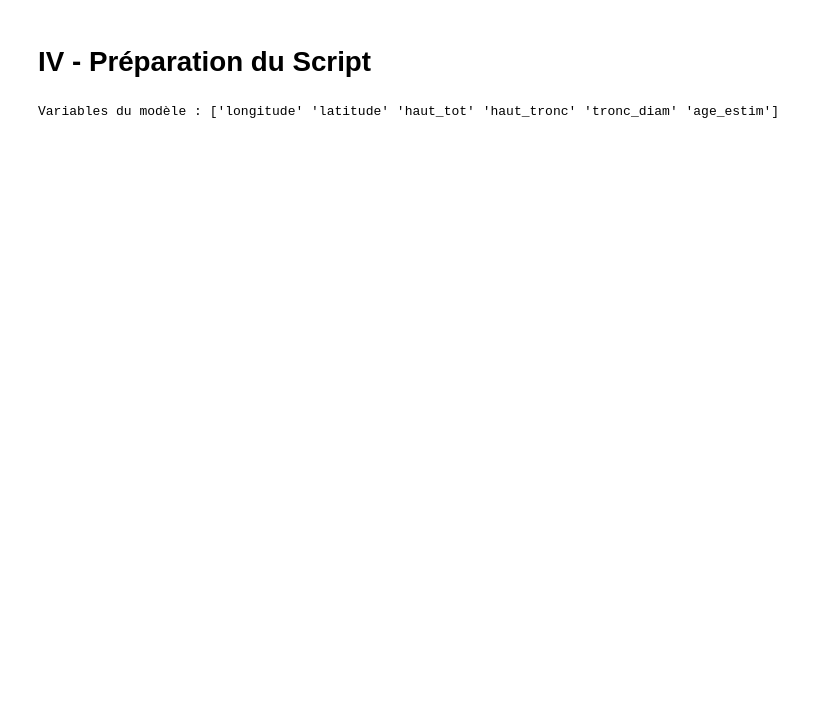
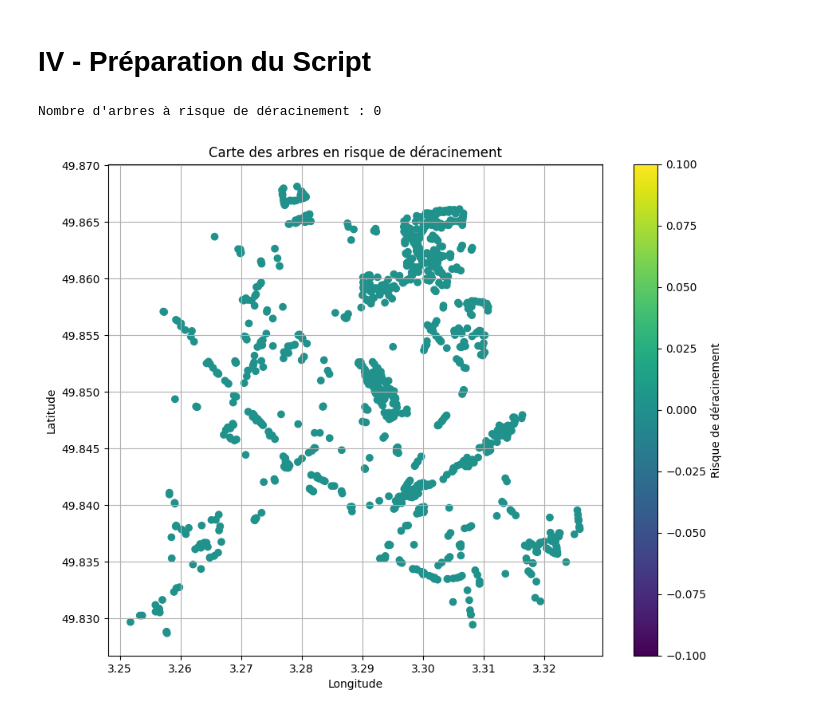
Before and after one commit to joelmw24/ProjetIA, a Jupyter notebook: besoin3.ipynb, the cells around one changed output. Drawn from its saved outputs; the diff is of its cells as text; code cells hidden in the pictures; blank space fills up the shorter version.

```diff
--- a/besoin3.ipynb
+++ b/besoin3.ipynb
@@ -405,33 +338,32 @@ Enregistrement du modèle Stochastic Gradient Descent
 # %% [markdown]
 ## Gradient Boosting Machines
 # %%
-#Gradient Boosting Machines
-
+# Gradient Boosting Machines
 param_grid_gbc = {
     'n_estimators': [50, 100, 200],
     'learning_rate': [0.1, 0.001],
-    'min_samples_split': [2, 3, 1],
+    'min_samples_split': [2, 3, 5],
     'min_samples_leaf': [1, 2]
+}
 
-}
-grid_search_gbc = GridSearchCV(GradientBoostingClassifier(), param_grid_gbc, cv=3, scoring='accuracy', verbose=2)
+grid_search_gbc = GridSearchCV(GradientBoostingClassifier(random_state=42), param_grid_gbc, cv=3, scoring='accuracy', verbose=2)
+grid_search_gbc.fit(x_train_scaled, y_train)  # entraînement
 
-grid_search_gbc.fit(x_train, y_train) #entrainement
 print("Meilleurs paramètres trouvés :")
 print(grid_search_gbc.best_params_)
-
 print("Meilleur score de validation croisée :")
 print(grid_search_gbc.best_score_)
 
 best_model_gbc = grid_search_gbc.best_estimator_
-y_pred_gbc = best_model_gbc.predict(x_test)
+y_pred_gbc = best_model_gbc.predict(x_test_scaled)
+
 print("Rapport de classification sur l'ensemble de test :")
 print(classification_report(y_test, y_pred_gbc))
 
 # Enregistrement du meilleur modèle
 with open('best_gbm_model.pkl', 'wb') as file:
     pickle.dump(best_model_gbc, file)
-    print("Enregistrement du modèle Gradient Boosting Machines ")
+print("Enregistrement du modèle")
 # %% [output]
 Fitting 3 folds for each of 36 candidates, totalling 108 fits
 [CV] END learning_rate=0.1, min_samples_leaf=1, min_samples_split=2, n_estimators=50; total time=   0.2s
@@ -562,53 +433,51 @@ plt.show()
 # %%
-# Charger le modèle sauvegardé
+# Chargement du meilleur modèle
 model_file = 'best_sgd_model.pkl'
 with open(model_file, 'rb') as file:
-    best_model = pickle.load(file)
+    best_sgd_model = pickle.load(file)
 
-# Charger les données de test à partir du fichier JSON
+# Chargement des données JSON de test
 data_json_file = 'test_data.json'
 with open(data_json_file, 'r') as file:
     data_json = json.load(file)
 
-# Convertir les données JSON en DataFrame
-test_data_map = pd.DataFrame(data_json)
 
-# Assurer que les colonnes sont dans le même ordre que pendant l'entraînement
-variables = best_model.feature_names_in_
-print("Variables du modèle :", variables)
+data_map = pd.DataFrame(data_json)
+#print(data_map.isna().sum())
+data_map = data_map[best_sgd_model.feature_names_in_]
 
-for i in variables:  # ajouter les colonnes manquantes avec des valeurs par défaut
-    if i not in test_data_map.columns:
-        test_data_map[i] = 0  # ou une autre valeur par défaut appropriée
+predictions_sgd = best_sgd_model.predict(data_map) # prédictions sur l'ensemble de test
+result_df = pd.DataFrame({'longitude': data_map['longitude'], 'latitude': data_map['latitude'], 'prediction': predictions_sgd})
+print("Nombre d'arbres à risque de déracinement :", result_df['prediction'].sum())
 
-# Remettre les colonnes à celles du modèle
-test_data_map = test_data_map[variables]
+plt.figure(figsize=(10, 8))
+sc = plt.scatter(result_df['longitude'], result_df['latitude'], c=result_df['prediction'], marker='o', label='Arbres à risque')
+plt.colorbar(sc, label='Risque de déracinement')
+plt.xlabel('Longitude')
+plt.ylabel('Latitude')
+plt.title('Carte des arbres en risque de déracinement')
+plt.grid(True)
+plt.show()
 
-# Faire des prédictions sur l'ensemble de test
-predictions = best_model.predict(test_data_map)
-
-# Ajouter les prédictions au dataframe
-test_data_map['prediction'] = predictions
-
-# Afficher la carte avec les prédictions
 fig = px.scatter_mapbox(
-    test_data_map,
+    result_df,
     lat='latitude',
     lon='longitude',
     color='prediction',
     title='Carte des arbres en risque de déracinement à Saint-Quentin'
 )
 
 fig.update_layout(
     mapbox=dict(
         center=dict(lat=49.8489, lon=3.2876),
         zoom=13
     ),
     mapbox_style='open-street-map',
     margin={"r": 0, "t": 0, "l": 0, "b": 0}
 )
 
 fig.show()
 # %% [output]
-Variables du modèle : ['longitude' 'latitude' 'haut_tot' 'haut_tronc' 'tronc_diam' 'age_estim']
+Nombre d'arbres à risque de déracinement : 0
+[figure, added]
 # %%
```
Also changed, not shown: parts of 18 cells of this notebook, 9 other files.
